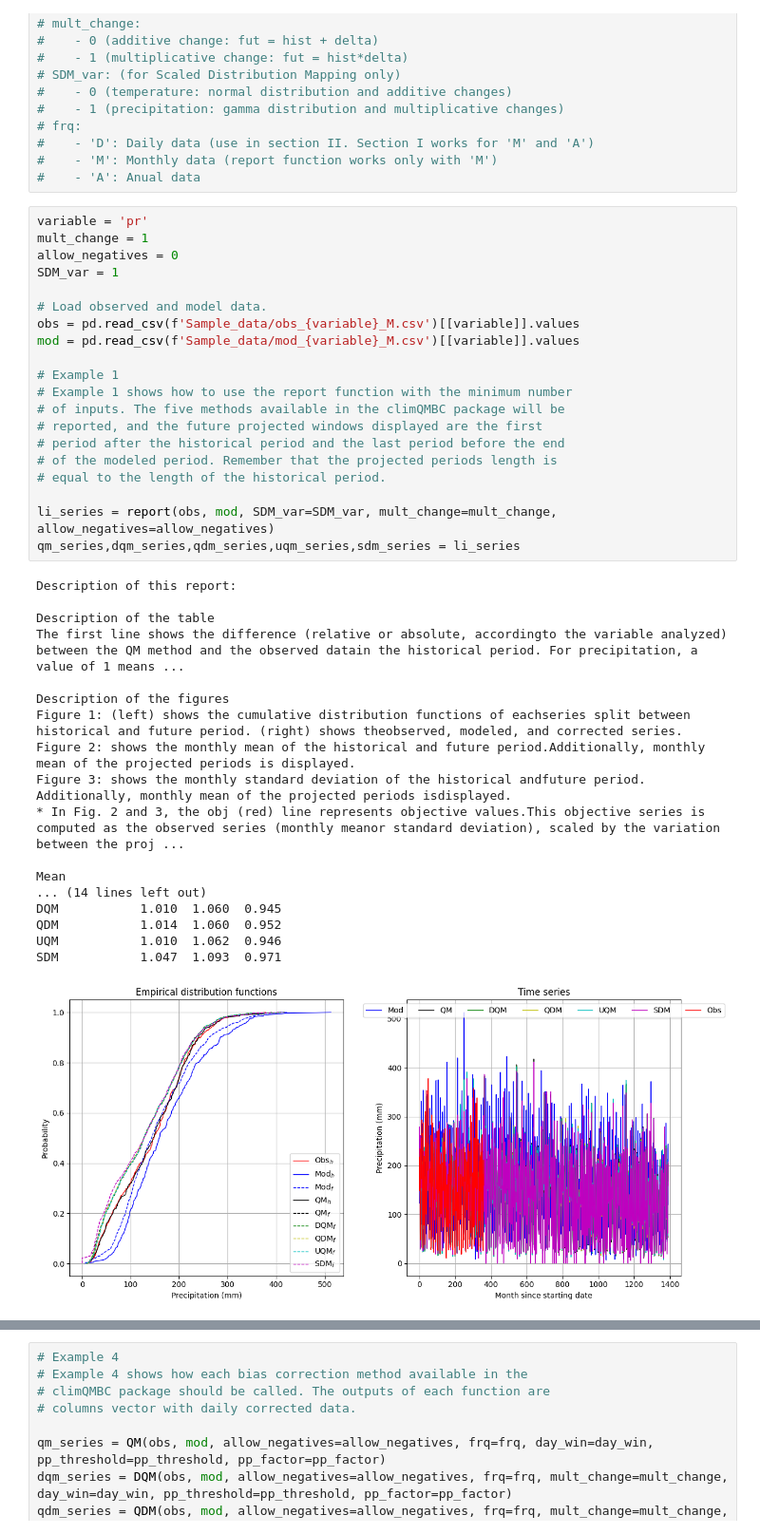
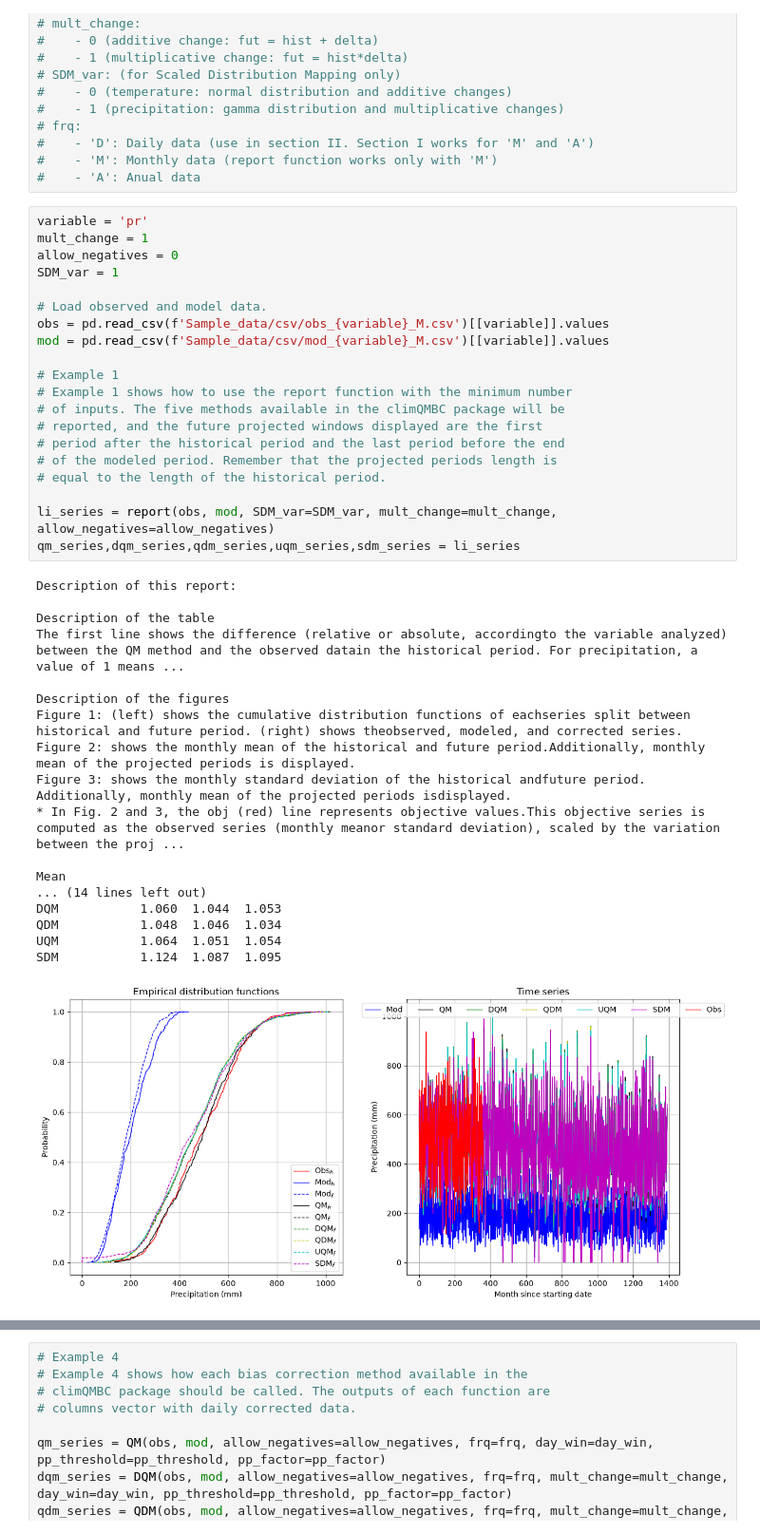
Before and after one commit to saedoquililongo/climQMBC, a Jupyter notebook: Example_notebook.ipynb, the cells around one changed output, grey strips where cells are left out. Shown at 95% size. Drawn from its saved outputs; the diff is of its cells as text.

```diff
--- a/Example_notebook.ipynb
+++ b/Example_notebook.ipynb
@@ -28,37 +29,37 @@ variable = 'pr'
 mult_change = 1
 allow_negatives = 0
 SDM_var = 1
 
 # Load observed and model data.
-obs = pd.read_csv(f'Sample_data/obs_{variable}_M.csv')[[variable]].values
-mod = pd.read_csv(f'Sample_data/mod_{variable}_M.csv')[[variable]].values
+obs = pd.read_csv(f'Sample_data/csv/obs_{variable}_M.csv')[[variable]].values
+mod = pd.read_csv(f'Sample_data/csv/mod_{variable}_M.csv')[[variable]].values
 
 # Example 1
 # Example 1 shows how to use the report function with the minimum number
 # of inputs. The five methods available in the climQMBC package will be
 # reported, and the future projected windows displayed are the first
 # period after the historical period and the last period before the end
 # of the modeled period. Remember that the projected periods length is
 # equal to the length of the historical period.
 
 li_series = report(obs, mod, SDM_var=SDM_var, mult_change=mult_change, allow_negatives=allow_negatives)
 qm_series,dqm_series,qdm_series,uqm_series,sdm_series = li_series
 # %% [output]
 Description of this report:
 
 Description of the table
 The first line shows the difference (relative or absolute, accordingto the variable analyzed) between the QM method and the observed datain the historical period. For precipitation, a value of 1 means ...
 
 Description of the figures
 Figure 1: (left) shows the cumulative distribution functions of eachseries split between historical and future period. (right) shows theobserved, modeled, and corrected series.
 Figure 2: shows the monthly mean of the historical and future period.Additionally, monthly mean of the projected periods is displayed.
 Figure 3: shows the monthly standard deviation of the historical andfuture period. Additionally, monthly mean of the projected periods isdisplayed.
 * In Fig. 2 and 3, the obj (red) line represents objective values.This objective series is computed as the observed series (monthly meanor standard deviation), scaled by the variation between the proj ...
 
 Mean
 ... (14 lines left out)
-DQM           1.010  1.060  0.945
-QDM           1.014  1.060  0.952
-UQM           1.010  1.062  0.946
-SDM           1.047  1.093  0.971
+DQM           1.060  1.044  1.053
+QDM           1.048  1.046  1.034
+UQM           1.064  1.051  1.054
+SDM           1.124  1.087  1.095
-[figure, old version]
+[figure, new version]
```
Also changed, not shown: parts of 9 cells of this notebook.
